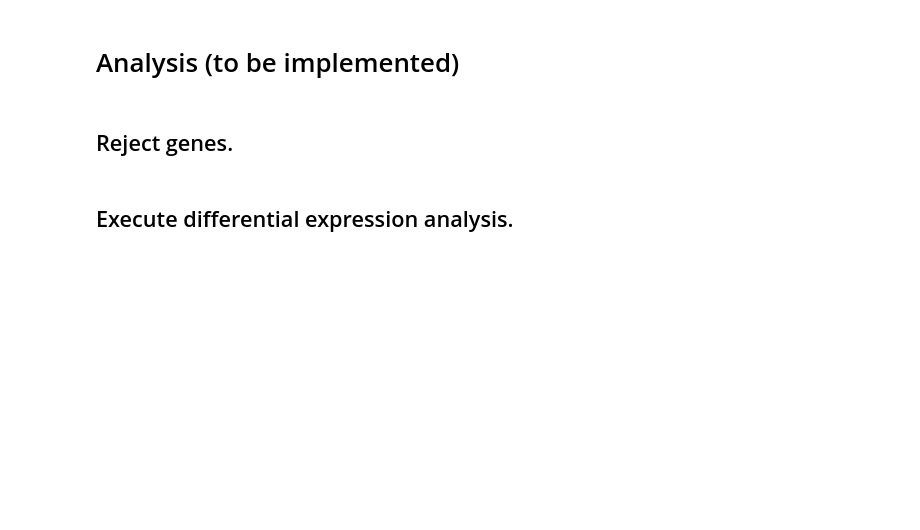
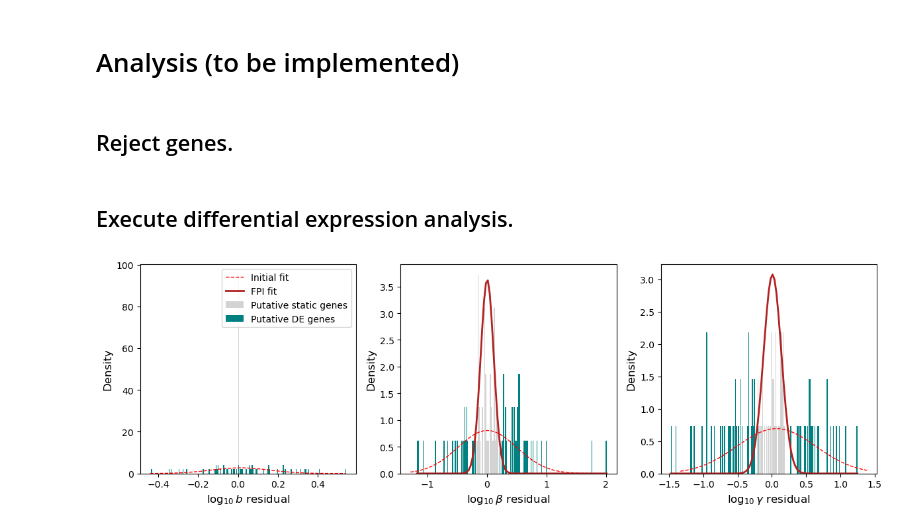
Before and after one commit to pachterlab/monod, a Jupyter notebook: Monod_demo_new.ipynb, the cells around one changed output. Cells and saved outputs as stored; diff of their text form; code cells hidden in the pictures; blank space fills up the shorter version.

```diff
--- a/Monod_demo_new.ipynb
+++ b/Monod_demo_new.ipynb
@@ -152,2 +302,13 @@ chi_squareds = adata.var['chi_squared']
+# %%
+# # Add rejection filter to adata.
+gaba_adata = inference.reject_genes(gaba_adata, reject_at_bounds=False)#, threshold=-1, use_hellinger=False, reject_at_bounds=False)
+glu_adata = inference.reject_genes(glu_adata, reject_at_bounds=False)#, threshold=-1, use_hellinger=False, reject_at_bounds=False)
+
+# Show rejected genes.
+display(glu_adata.var[['rejected_genes', 'csq', 'pval']])
+display(gaba_adata.var[['rejected_genes', 'csq', 'pval']])
+
+# # Save chi-square values.
+chi_squareds_glu,  chi_squareds_gaba = glu_adata.var['csq'], gaba_adata.var['csq']
 # %% [markdown]
 ## Execute differential expression analysis.
@@ -157,0 +315,24 @@ FCs, p_values = analysis.DE(adata)
+# %%
+# Compute FCs and p-values between groups in adata.
+# This function should also store this information as .uns matrices in adata.
+
+DE_genes, DE_filter, offs, residuals = analysis.DE_parameters(glu_adata, gaba_adata, viz=True, pval_thr=0.1)
+
+# # For two different objects, this is implemented in Monod.
+# gn: list of lists of str
+#         list of size n_phys_pars. each entry contains names of genes identified as DE with respect
+#         to each parameter.
+#     gf: bool np.ndarray
+#         an n_phys_pars x n_genes array. if True, the gene has been identified as DE with respect to
+#         the parameter.
+#     offs: float np.ndarray
+#         an n_phys_pars x n_model_pars array. contains (b) or (b,a) for each physical parameter.
+#         b should typically be fairly small (under 0.5).
+#     resid: float np.ndarray
+#         an n_phys_pars x n_genes array. contains residuals for each parameter under the final
+#         fit statistical model.
+
+print(DE_genes)
+# FCs, p_values = analysis.DE(adata)
+# %% [output]
+[figure, added]
```
Also changed, not shown: parts of 14 cells of this notebook, 4 other files.
